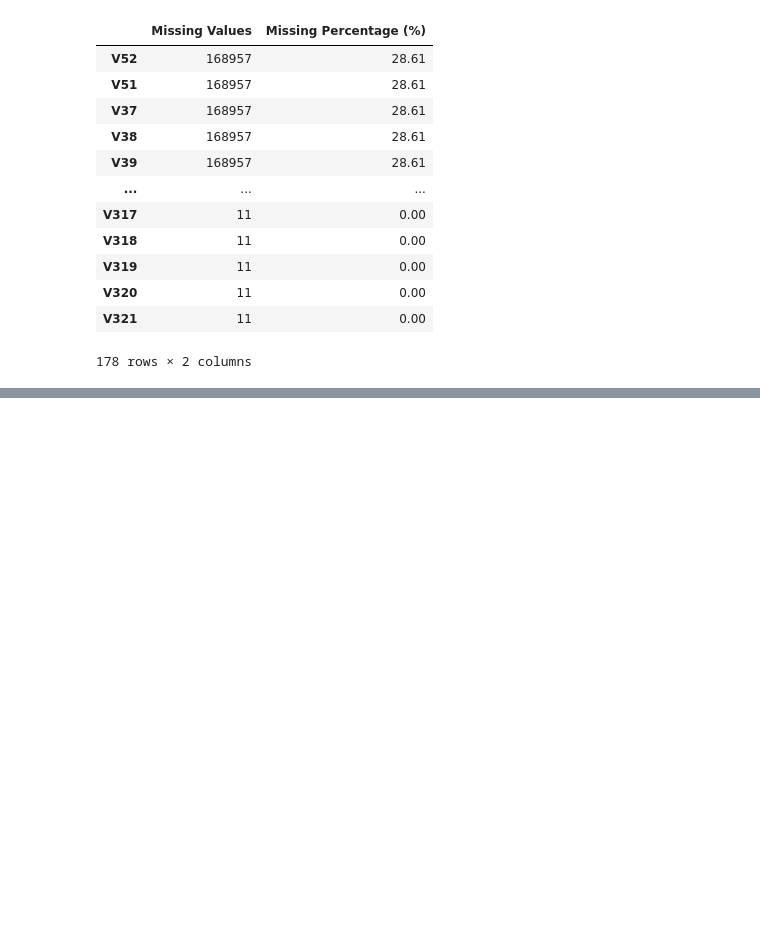
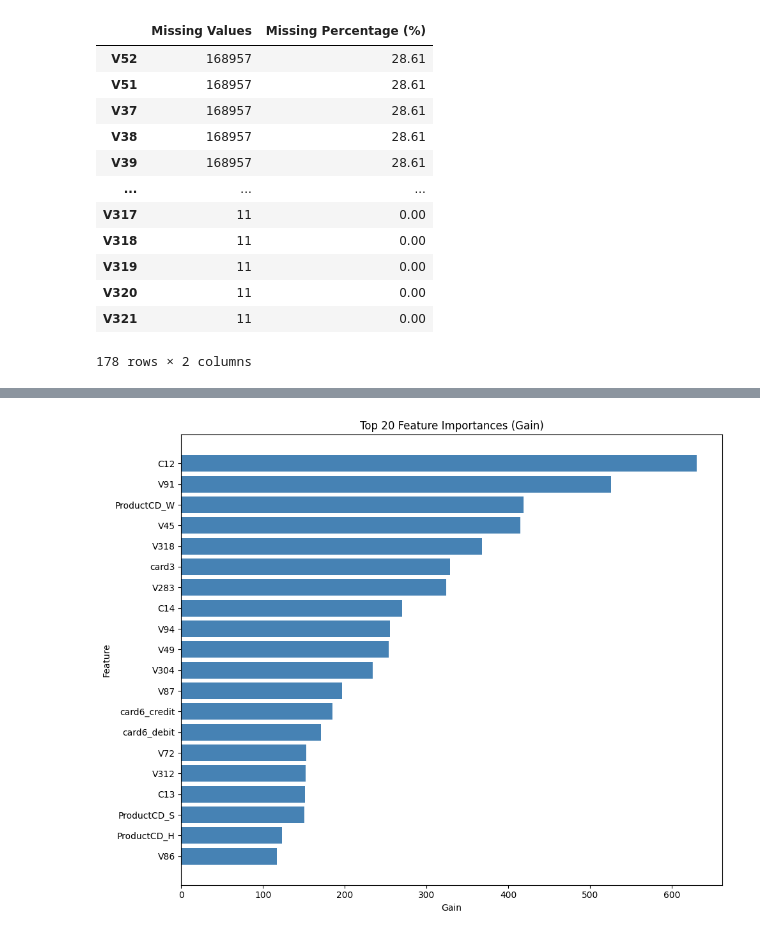
Before and after one commit to rsh-119/fraud_detection_using_ML, a Jupyter notebook: notebooks/fraud_detection.ipynb, the cells around one changed output, grey strips where cells are left out. Cells and saved outputs as stored; diff of their text form; code cells hidden in the pictures; blank space fills up the shorter version.

```diff
--- a/notebooks/fraud_detection.ipynb
+++ b/notebooks/fraud_detection.ipynb
@@ -141,0 +303,4 @@ check_missing(df, dtype=['float32', 'int32'])
+# %%
+# Separate features and target
+X = df.drop(columns=['isFraud'])
+y = df['isFraud']
@@ -141,0 +509,22 @@ check_missing(df, dtype=['float32', 'int32'])
+# %%
+import matplotlib.pyplot as plt
+import pandas as pd
+
+xgb_model = pipeline.named_steps['classifier']
+
+importance = xgb_model.get_booster().get_score(importance_type='gain')
+
+importance_df = pd.DataFrame({
+    'feature': list(importance.keys()),
+    'importance': list(importance.values())
+}).sort_values('importance', ascending=True).tail(20)
+
+plt.figure(figsize=(10, 8))
+plt.barh(importance_df['feature'], importance_df['importance'], color='steelblue')
+plt.xlabel('Gain')
+plt.ylabel('Feature')
+plt.title('Top 20 Feature Importances (Gain)')
+plt.tight_layout()
+plt.show()
+# %% [output]
+[figure, added]
```
Also changed, not shown: parts of 37 cells of this notebook.
